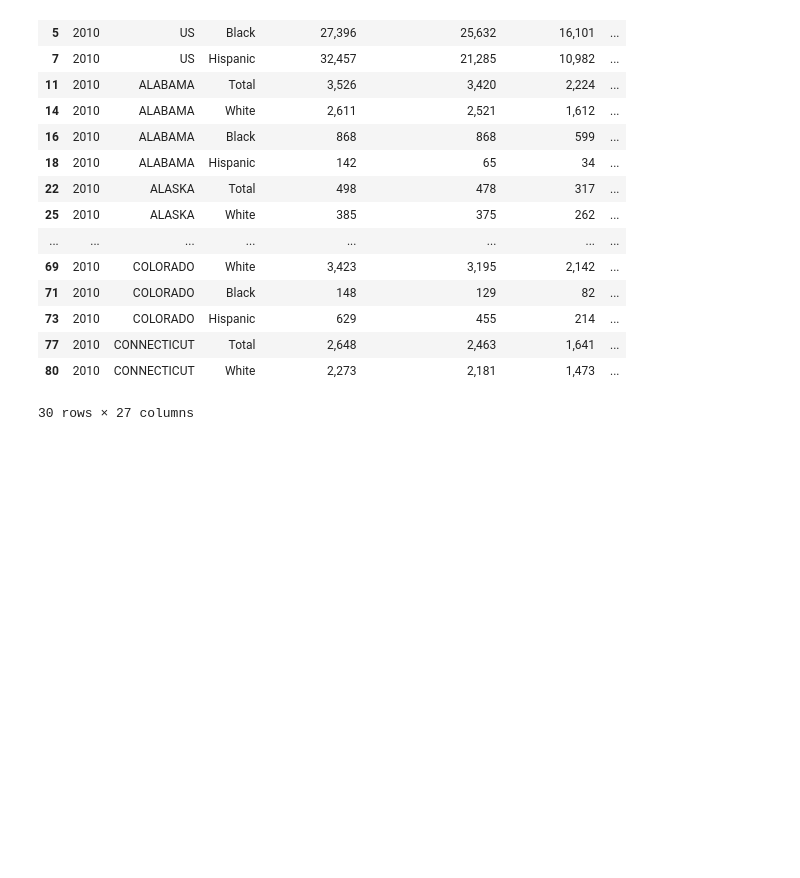
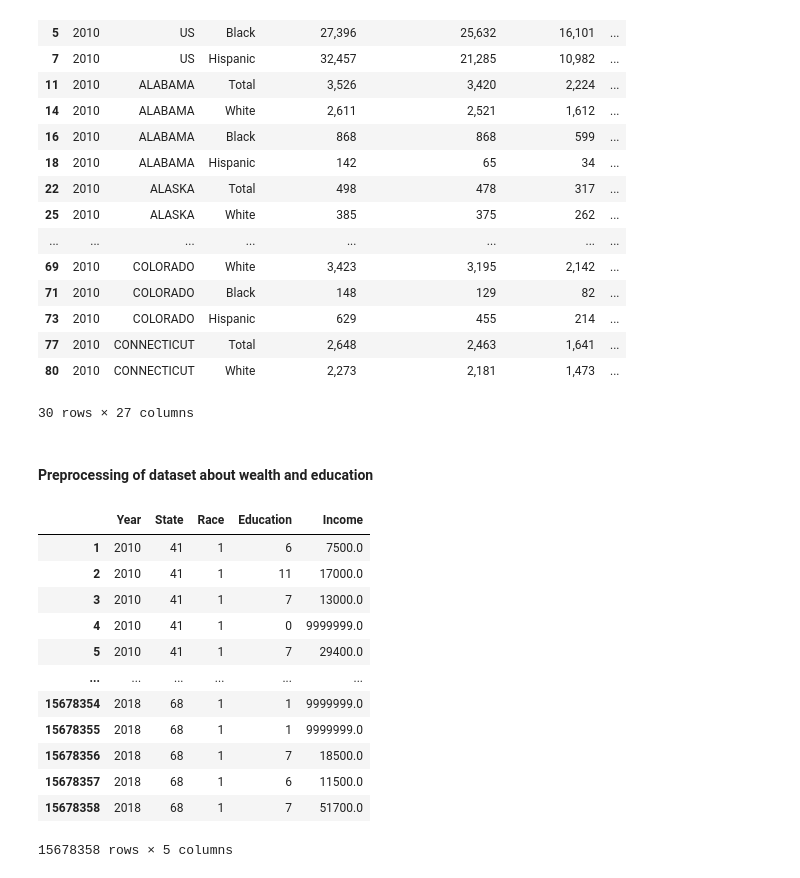
Before and after one commit to yljblues/ADA2020, a Jupyter notebook: main.ipynb, the cells around one changed output. Cells and saved outputs as stored; diff of their text form; code cells hidden in the pictures; blank space fills up the shorter version.

Commit message:
data-preprocessing

```diff
--- a/main.ipynb
+++ b/main.ipynb
@@ -8,7 +10,7 @@ from matplotlib import pyplot as plt
 # %%
 # combining the data in each year into one data frame
 years = [2010, 2012, 2014, 2016, 2018]
-df_political = pd.DataFrame()
+df_voting_population = pd.DataFrame()
 
 for y in years:
     df = pd.read_csv('data/table04b_{}.csv'.format(y), skiprows=3)
@@ -37,8 +39,8 @@ for y in years:
     # add year to the dataframe
     df.insert(loc=0, column='year', value=[y for _ in range(df.shape[0])])
     # combine the dataframe in each year
-    df_political = pd.concat([df_political, df])
-df_political[:30]
+    df_voting_population = pd.concat([df_voting_population, df])
+df_voting_population[:30]
 # %% [output]
 |  | year | State | Race | Total population | Total citizen population | Total registered | ... |
 | 0 | 2010 | US | Total | 229,690 | 210,800 | 137,263 | ... |
@@ -58,3 +60,31 @@ df_political[:30]
 | 77 | 2010 | CONNECTICUT | Total | 2,648 | 2,463 | 1,641 | ... |
 | 80 | 2010 | CONNECTICUT | White | 2,273 | 2,181 | 1,473 | ... |
 30 rows × 27 columns
+# %% [markdown]
+#### Preprocessing of dataset about wealth and education
+# %%
+## step1 - load data
+df_wealth_education = pd.read_csv('data/mydata.csv', index_col=0)
+# Columns needed: YEAR, STATEICP, RACE, EDUC, INCTOT
+df_wealth_education = df_wealth_education[['YEAR', 'STATEICP', 'RACE', 'EDUC', 'INCTOT']]
+# Rename the columns
+columns_mapping = {}
+columns_name = ['Year', 'State', 'Race', 'Education', 'Income']
+for i in range(len(columns_name)):
+    columns_mapping[df_wealth_education.columns[i]] = columns_name[i]
+df_wealth_education = df_wealth_education.rename(columns=columns_mapping)
+df_wealth_education
+# %% [output]
+|  | Year | State | Race | Education | Income |
+| 1 | 2010 | 41 | 1 | 6 | 7500.0 |
+| 2 | 2010 | 41 | 1 | 11 | 17000.0 |
+| 3 | 2010 | 41 | 1 | 7 | 13000.0 |
+| 4 | 2010 | 41 | 1 | 0 | 9999999.0 |
+| 5 | 2010 | 41 | 1 | 7 | 29400.0 |
+| ... | ... | ... | ... | ... | ... |
+| 15678354 | 2018 | 68 | 1 | 1 | 9999999.0 |
+| 15678355 | 2018 | 68 | 1 | 1 | 9999999.0 |
+| 15678356 | 2018 | 68 | 1 | 7 | 18500.0 |
+| 15678357 | 2018 | 68 | 1 | 6 | 11500.0 |
+| 15678358 | 2018 | 68 | 1 | 7 | 51700.0 |
+15678358 rows × 5 columns
```
Also changed, not shown: parts of 8 cells of this notebook, 2 other files.
